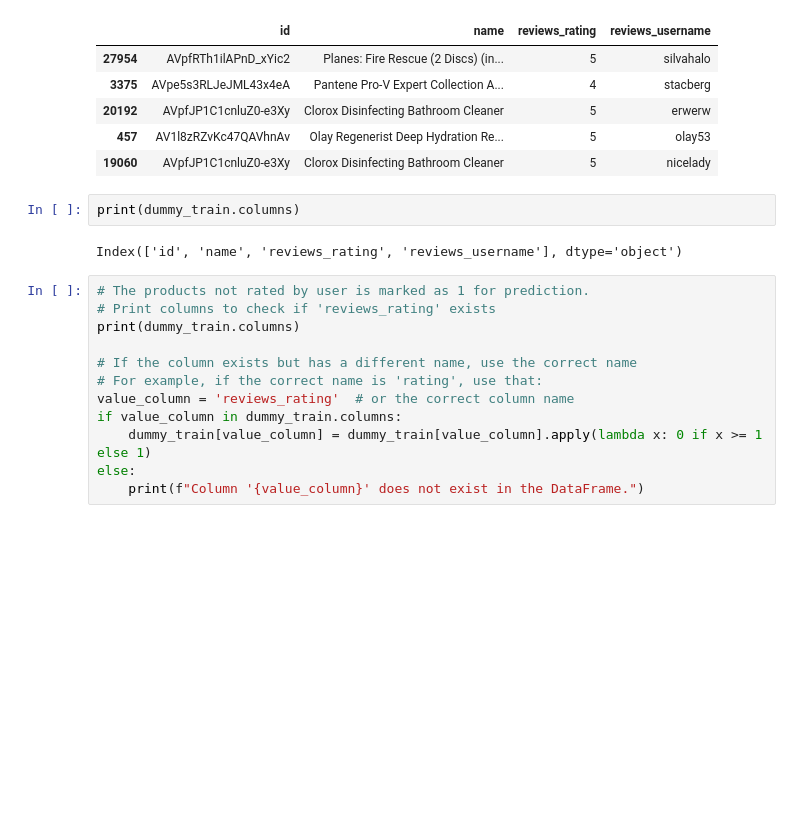
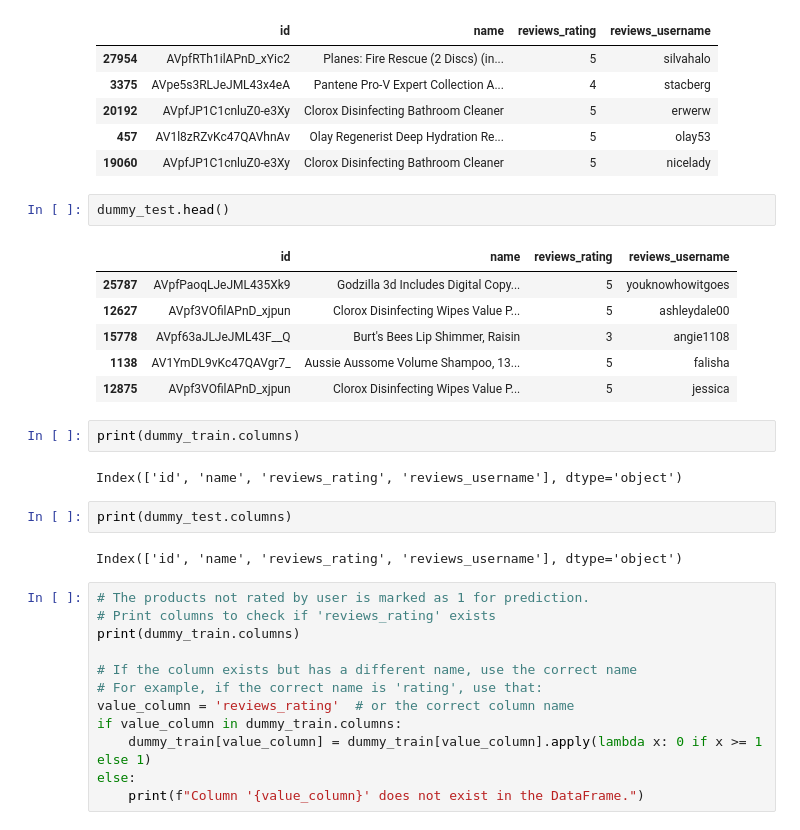
Before and after one commit to codeslashSagnik/Sentiment-based-Recommendation, a Jupyter notebook: SentimentBasedProductRecommendation.ipynb, the cells around one changed output. Drawn from its saved outputs; the diff is of its cells as text; blank space fills up the shorter version.

```diff
--- a/SentimentBasedProductRecommendation.ipynb
+++ b/SentimentBasedProductRecommendation.ipynb
@@ -1217,10 +1192,23 @@ dummy_train.head()
 | 20192 | AVpfJP1C1cnluZ0-e3Xy | Clorox Disinfecting Bathroom Cleaner | 5 | erwerw |
 | 457 | AV1l8zRZvKc47QAVhnAv | Olay Regenerist Deep Hydration Re... | 5 | olay53 |
 | 19060 | AVpfJP1C1cnluZ0-e3Xy | Clorox Disinfecting Bathroom Cleaner | 5 | nicelady |
+# %%
+dummy_test.head()
+# %% [output]
+|  | id | name | reviews_rating | reviews_username |
+| 25787 | AVpfPaoqLJeJML435Xk9 | Godzilla 3d Includes Digital Copy... | 5 | youknowhowitgoes |
+| 12627 | AVpf3VOfilAPnD_xjpun | Clorox Disinfecting Wipes Value P... | 5 | ashleydale00 |
+| 15778 | AVpf63aJLJeJML43F__Q | Burt's Bees Lip Shimmer, Raisin | 3 | angie1108 |
+| 1138 | AV1YmDL9vKc47QAVgr7_ | Aussie Aussome Volume Shampoo, 13... | 5 | falisha |
+| 12875 | AVpf3VOfilAPnD_xjpun | Clorox Disinfecting Wipes Value P... | 5 | jessica |
 # %%
 print(dummy_train.columns)
 # %% [output]
 Index(['id', 'name', 'reviews_rating', 'reviews_username'], dtype='object')
+# %%
+print(dummy_test.columns)
+# %% [output]
+Index(['id', 'name', 'reviews_rating', 'reviews_username'], dtype='object')
 # %%
 # The products not rated by user is marked as 1 for prediction.
 # Print columns to check if 'reviews_rating' exists
```
Also changed, not shown: parts of 39 cells of this notebook.
